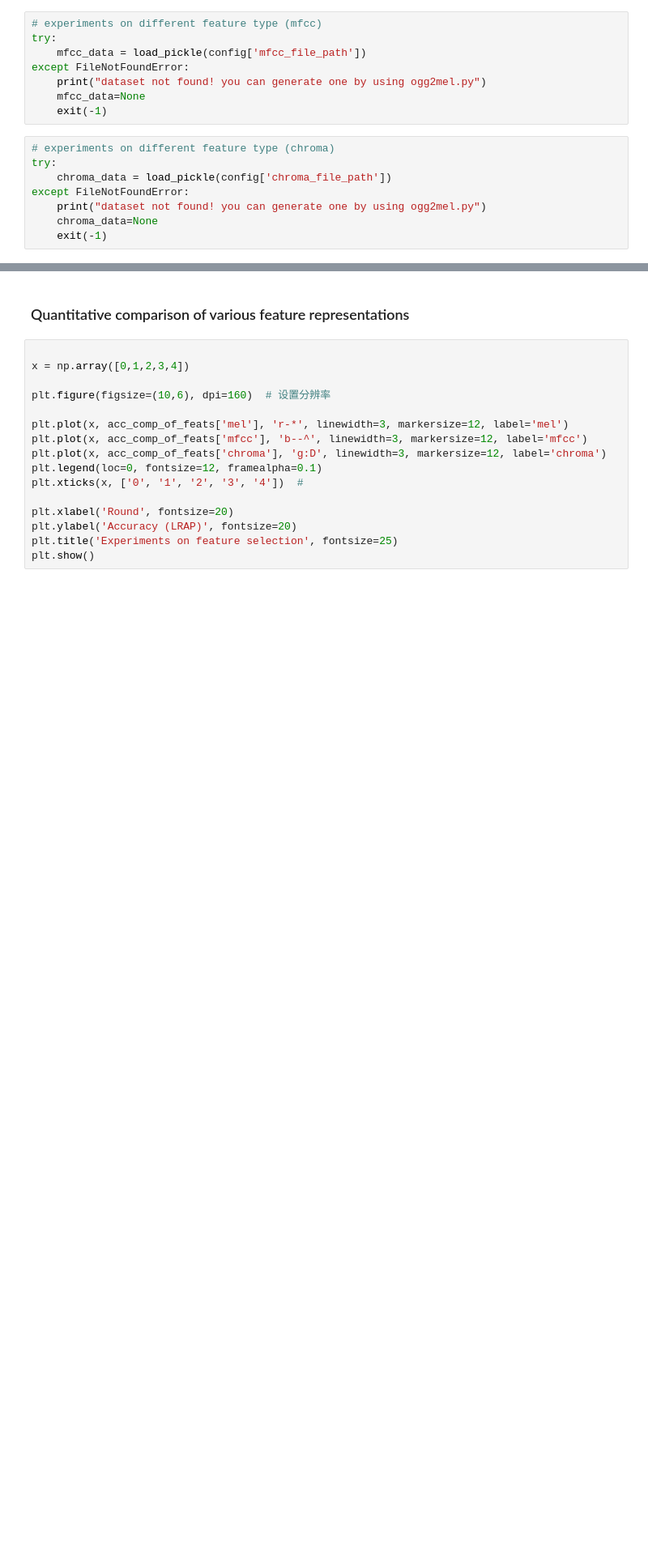
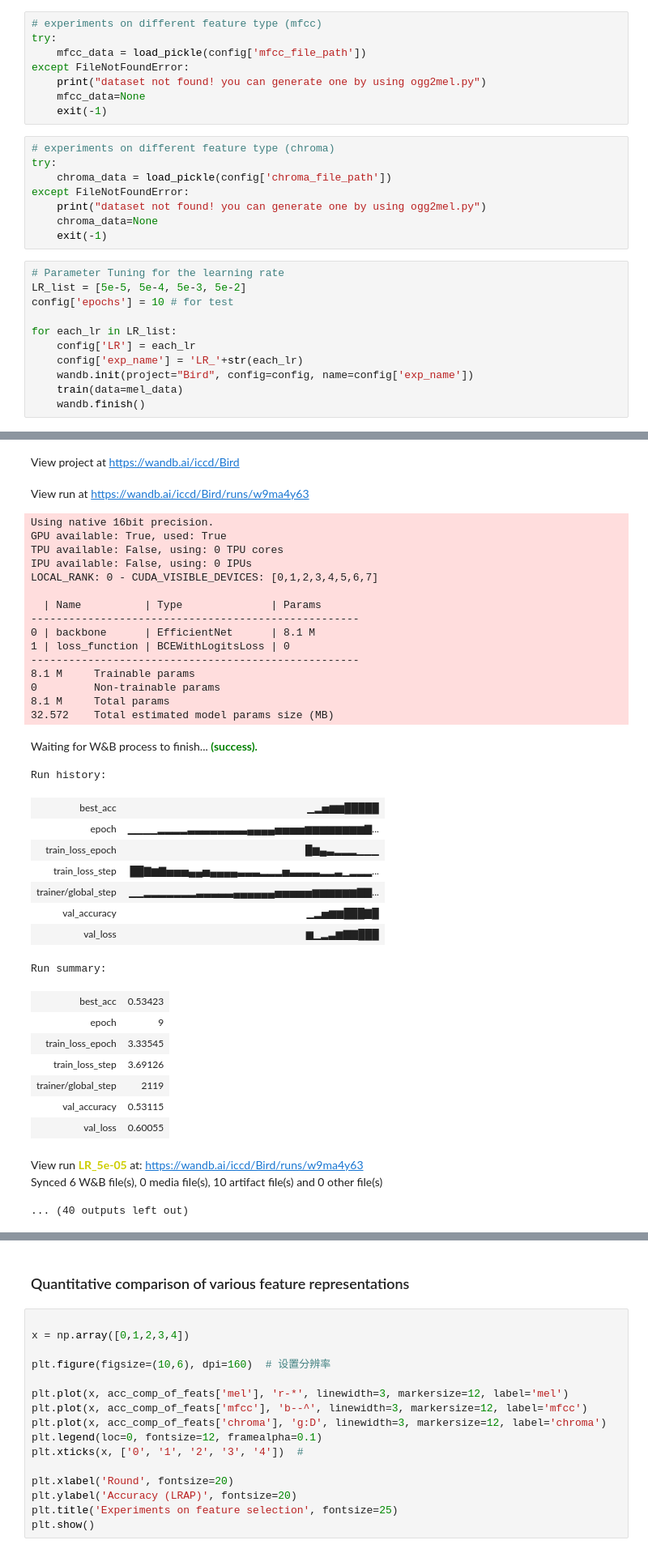
Before and after one commit to Yang-Shiyuan/B-Bird, a Jupyter notebook: Bird_Lightning.ipynb, the cells around one changed output, grey strips where cells are left out. Shown at 81% size. Drawn from its saved outputs; the diff is of its cells as text; blank space fills up the shorter version.

```diff
--- a/Bird_Lightning.ipynb
+++ b/Bird_Lightning.ipynb
@@ -370,3 +358,15 @@ except FileNotFoundError:
     print("dataset not found! you can generate one by using ogg2mel.py")
     chroma_data=None
     exit(-1)
+# %%
+# Parameter Tuning for the learning rate
+LR_list = [5e-5, 5e-4, 5e-3, 5e-2]
+config['epochs'] = 10 # for test
+
+for each_lr in LR_list:
+    config['LR'] = each_lr
+    config['exp_name'] = 'LR_'+str(each_lr)
+    wandb.init(project="Bird", config=config, name=config['exp_name'])
+    train(data=mel_data)
+    wandb.finish()
+# %% [output]
@@ -372,0 +376,37 @@ except FileNotFoundError:
+View project at https://wandb.ai/iccd/Bird
+View run at https://wandb.ai/iccd/Bird/runs/w9ma4y63
+Using native 16bit precision.
+GPU available: True, used: True
+TPU available: False, using: 0 TPU cores
+IPU available: False, using: 0 IPUs
+LOCAL_RANK: 0 - CUDA_VISIBLE_DEVICES: [0,1,2,3,4,5,6,7]
+
+  | Name          | Type              | Params
+----------------------------------------------------
+0 | backbone      | EfficientNet      | 8.1 M
+1 | loss_function | BCEWithLogitsLoss | 0
+----------------------------------------------------
+8.1 M     Trainable params
+0         Non-trainable params
+8.1 M     Total params
+32.572    Total estimated model params size (MB)
+Waiting for W&B process to finish... (success).
+Run history:
+| best_acc | ▁▂▅▆▆█████ |
+| epoch | ▁▁▁▁▂▂▂▂▃▃▃▃▃▃▃▃▄▄▄▄▅▅▅▅▆▆▆▆▆▆▆▆▇... |
+| train_loss_epoch | █▆▄▃▂▂▂▁▁▁ |
+| train_loss_step | ██▇▆▇▅▅▅▄▄▅▄▄▄▄▃▃▃▂▂▂▅▃▃▃▃▂▂▃▁▂▂▂... |
+| trainer/global_step | ▁▁▂▂▂▂▂▂▂▃▃▃▃▃▄▄▄▄▄▄▅▅▅▅▅▆▆▆▆▆▆▇▇... |
+| val_accuracy | ▁▂▅▆▆███▇█ |
+| val_loss | ▆▁▂▃▆▇▇███ |
+Run summary:
+| best_acc | 0.53423 |
+| epoch | 9 |
+| train_loss_epoch | 3.33545 |
+| train_loss_step | 3.69126 |
+| trainer/global_step | 2119 |
+| val_accuracy | 0.53115 |
+| val_loss | 0.60055 |
+View run LR_5e-05 at: https://wandb.ai/iccd/Bird/runs/w9ma4y63
+Synced 6 W&B file(s), 0 media file(s), 10 artifact file(s) and 0 other file(s)
+... (40 outputs left out)
```
Also changed, not shown: parts of 12 cells of this notebook, 1 other file.
